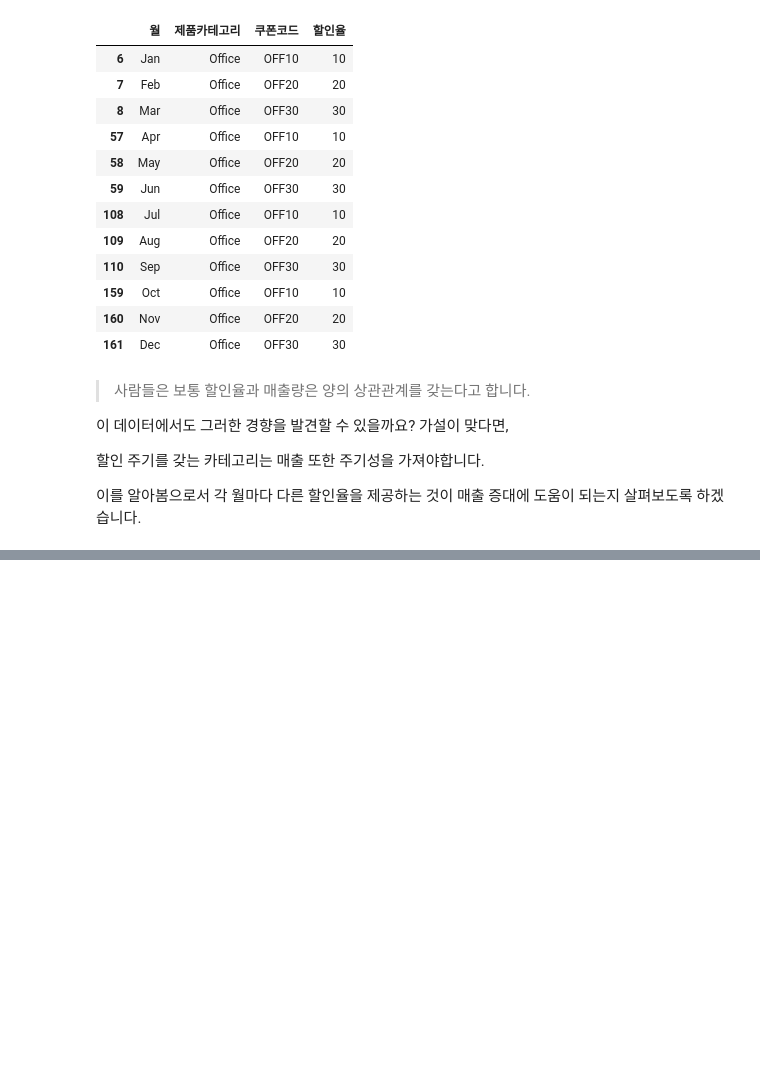
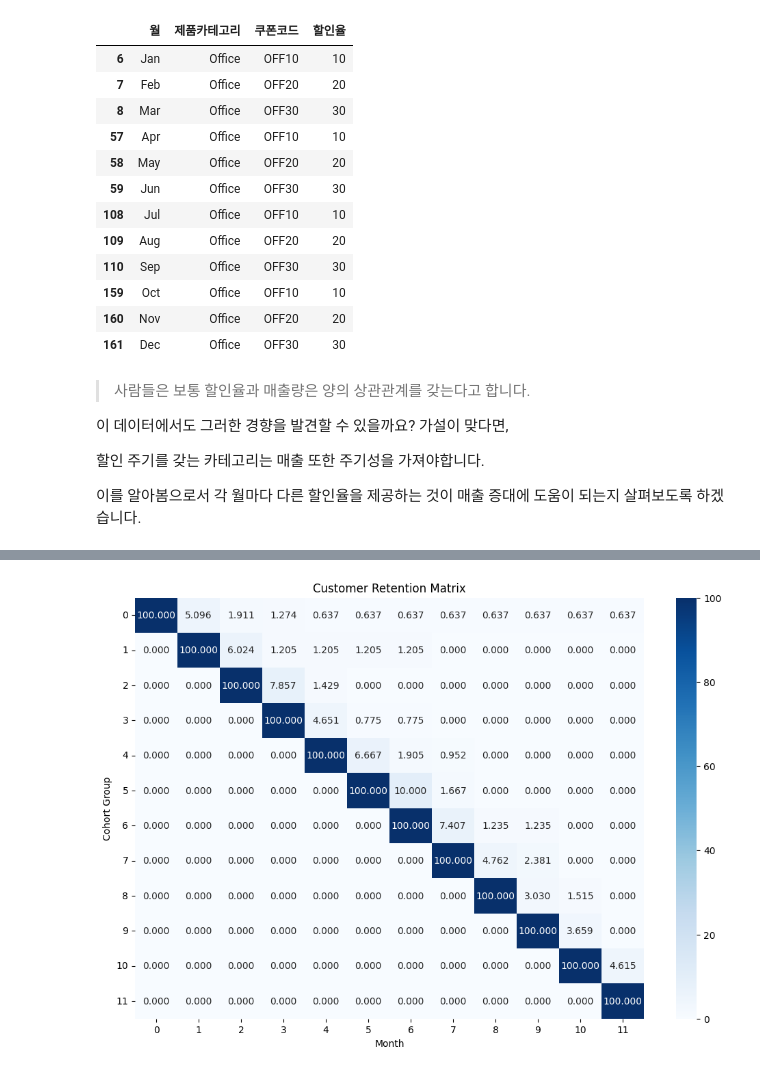
Before and after one commit to Randy-archive/ecommerce_seg, a Jupyter notebook: 랜디_Randy.ipynb, the cells around one changed output, grey strips where cells are left out. Cells and saved outputs as stored; diff of their text form; code cells hidden in the pictures; blank space fills up the shorter version.

```diff
--- a/랜디_Randy.ipynb
+++ b/랜디_Randy.ipynb
@@ -611,0 +762,15 @@ grouped
+# %%
+plt.figure(figsize=(12, 8))
+sns.heatmap(retention_matrix,
+            annot=True,
+            fmt='.3f',
+            cmap='Blues',
+            cbar=True)
+
+plt.title('Customer Retention Matrix')
+plt.xlabel('Month')
+plt.ylabel('Cohort Group')
+plt.yticks(rotation=0)
+plt.show()
+# %% [output]
+[figure, added]
```
Also changed, not shown: parts of 21 cells of this notebook, 1 other file.
